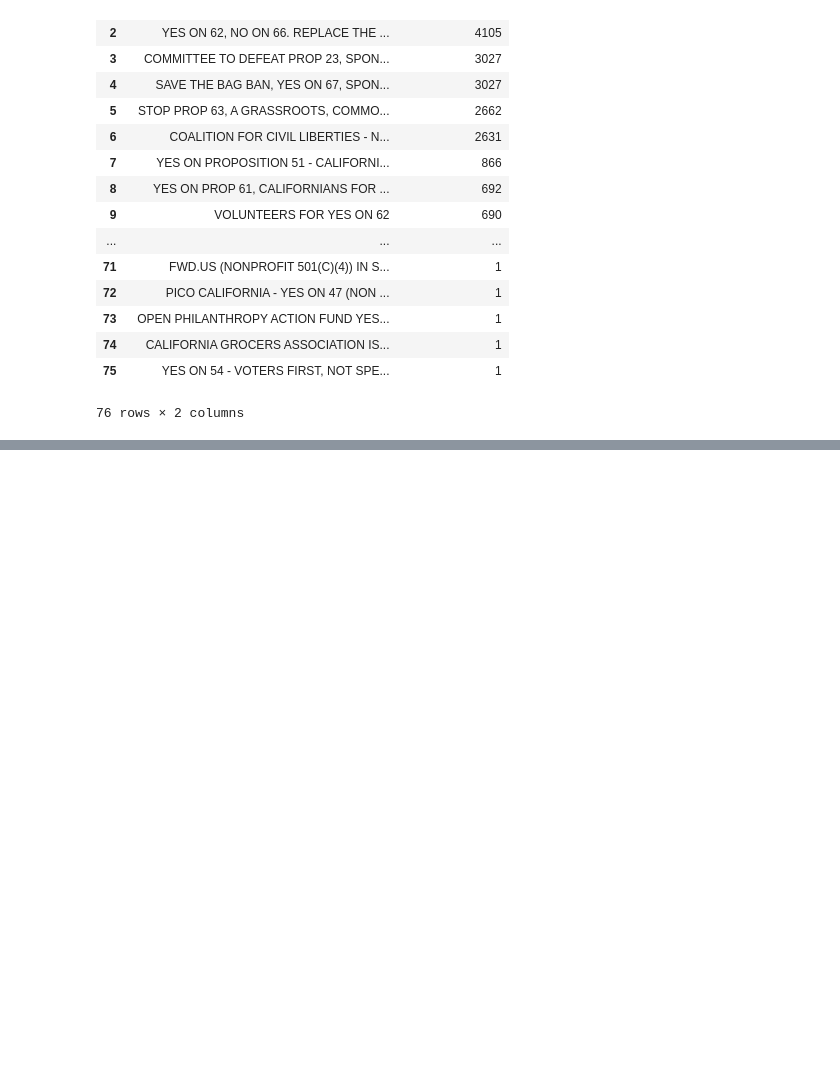
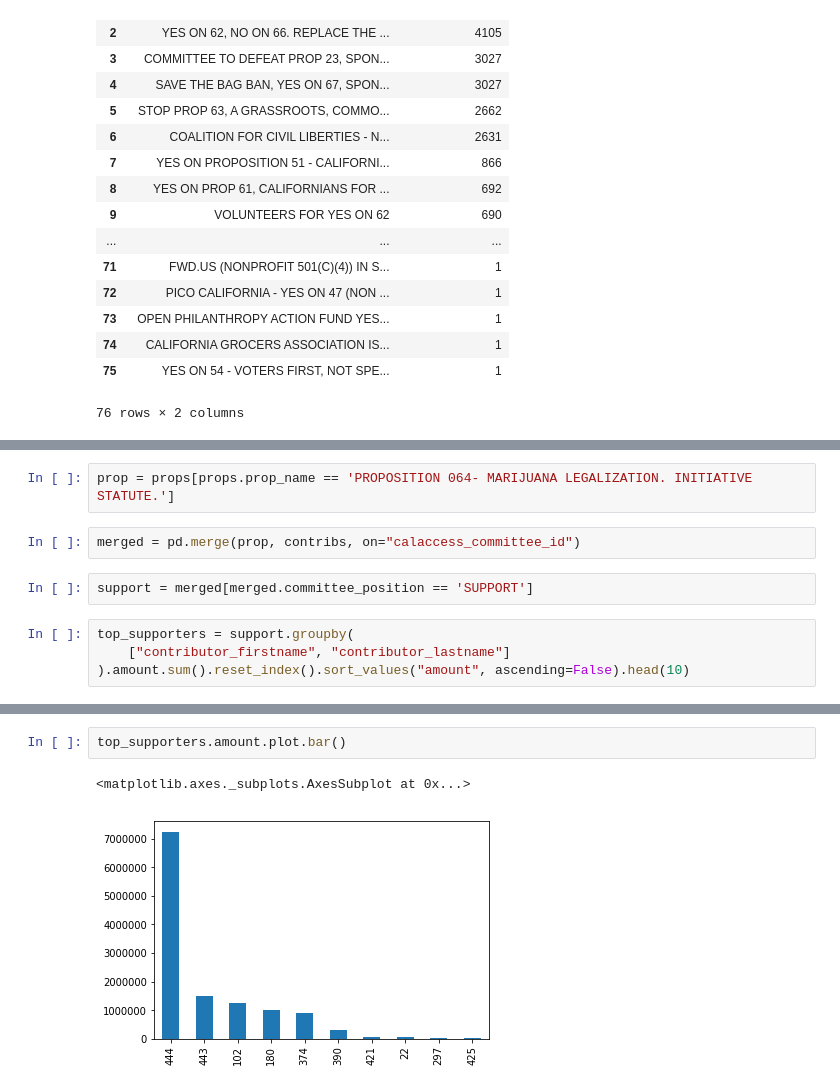
Before and after one commit to kschwabable/first-python-notebook, a Jupyter notebook: Python Notebook for Online Class.ipynb, the cells around one changed output, grey strips where cells are left out. Cells and saved outputs as stored; diff of their text form; blank space fills up the shorter version.

```diff
--- a/Python Notebook for Online Class.ipynb
+++ b/Python Notebook for Online Class.ipynb
@@ -792,0 +799,10 @@ num_of_contribs.reset_index()
+# %%
+prop = props[props.prop_name == 'PROPOSITION 064- MARIJUANA LEGALIZATION. INITIATIVE STATUTE.']
+# %%
+merged = pd.merge(prop, contribs, on="calaccess_committee_id")
+# %%
+support = merged[merged.committee_position == 'SUPPORT']
+# %%
+top_supporters = support.groupby(
+    ["contributor_firstname", "contributor_lastname"]
+).amount.sum().reset_index().sort_values("amount", ascending=False).head(10)
@@ -792,0 +823,5 @@ num_of_contribs.reset_index()
+# %%
+top_supporters.amount.plot.bar()
+# %% [output]
+<matplotlib.axes._subplots.AxesSubplot at 0x...>
+[figure, added]
```
Also changed, not shown: parts of 20 cells of this notebook.
